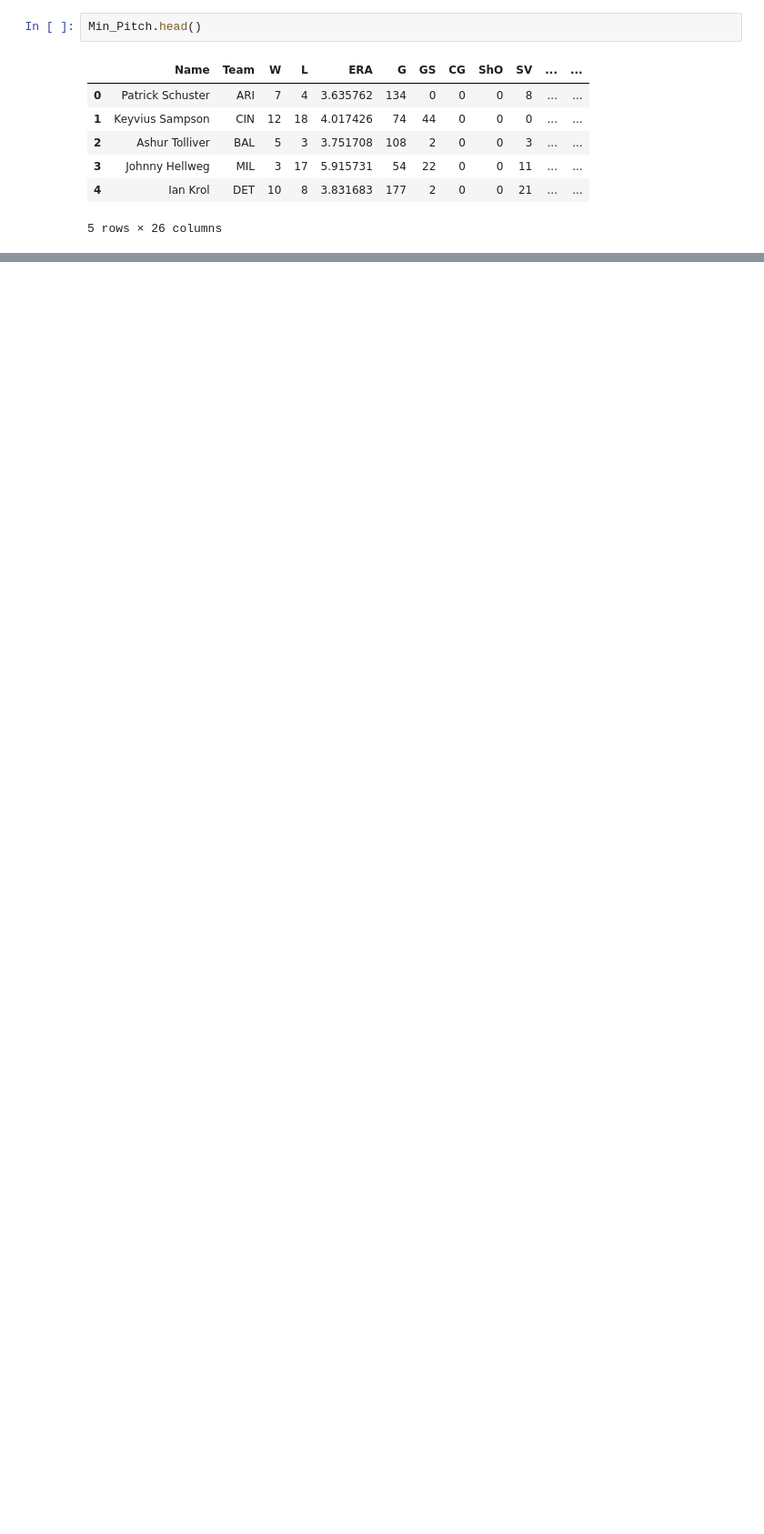
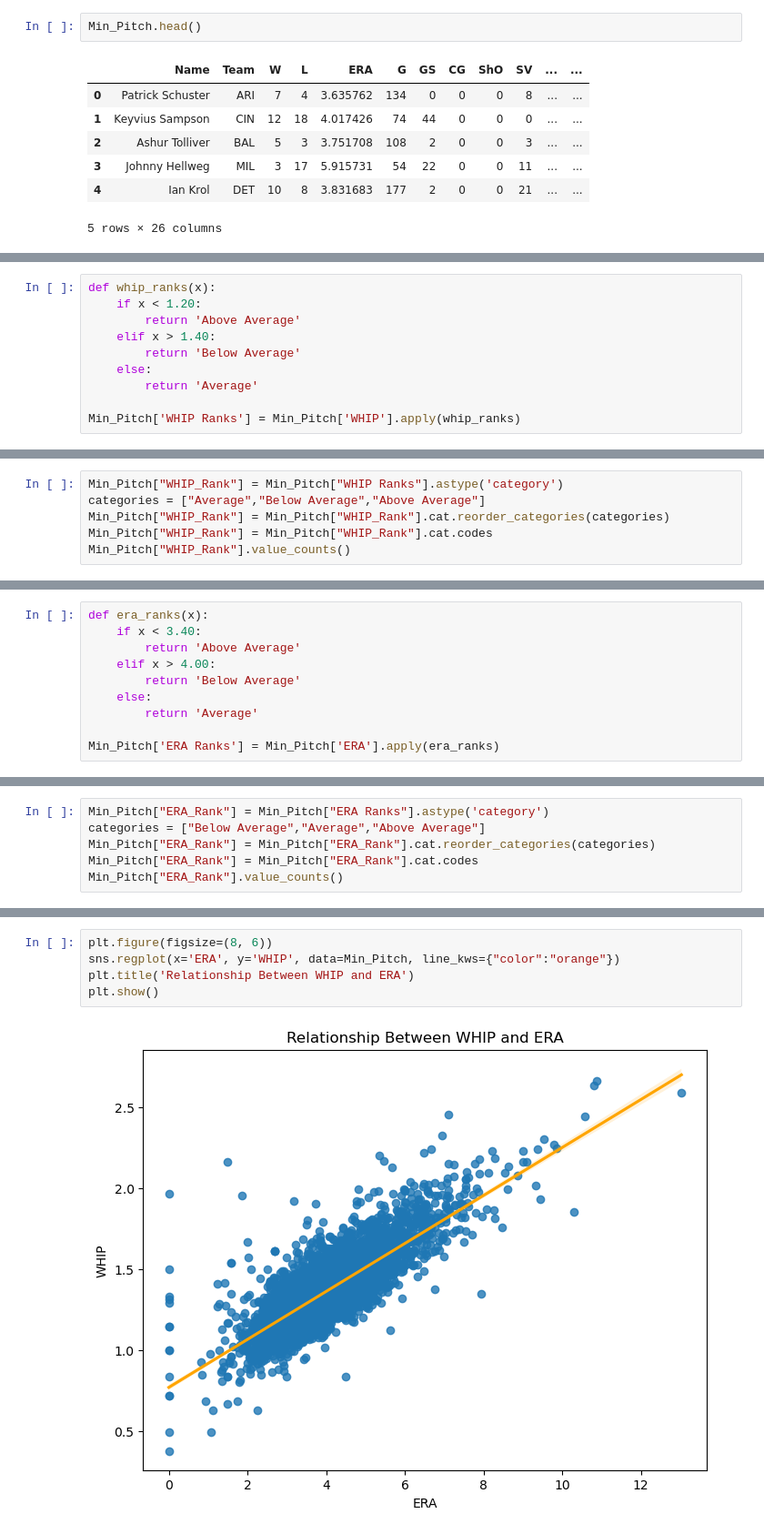
Before and after one commit to Kellyajara/MLB-MiLB-Classification, a Jupyter notebook: Data Wrangling 1 .ipynb, the cells around one changed output, grey strips where cells are left out. Shown at 91% size. Cells and saved outputs as stored; diff of their text form; blank space fills up the shorter version.

```diff
--- a/Data Wrangling 1 .ipynb
+++ b/Data Wrangling 1 .ipynb
@@ -259,0 +389,10 @@ Min_Pitch.head()
+# %%
+def whip_ranks(x):
+    if x < 1.20:
+        return 'Above Average'
+    elif x > 1.40:
+        return 'Below Average'
+    else:
+        return 'Average'
+
+Min_Pitch['WHIP Ranks'] = Min_Pitch['WHIP'].apply(whip_ranks)
@@ -259,0 +408,6 @@ Min_Pitch.head()
+# %%
+Min_Pitch["WHIP_Rank"] = Min_Pitch["WHIP Ranks"].astype('category')
+categories = ["Average","Below Average","Above Average"]
+Min_Pitch["WHIP_Rank"] = Min_Pitch["WHIP_Rank"].cat.reorder_categories(categories)
+Min_Pitch["WHIP_Rank"] = Min_Pitch["WHIP_Rank"].cat.codes
+Min_Pitch["WHIP_Rank"].value_counts()
@@ -259,0 +421,10 @@ Min_Pitch.head()
+# %%
+def era_ranks(x):
+    if x < 3.40:
+        return 'Above Average'
+    elif x > 4.00:
+        return 'Below Average'
+    else:
+        return 'Average'
+
+Min_Pitch['ERA Ranks'] = Min_Pitch['ERA'].apply(era_ranks)
@@ -259,0 +440,6 @@ Min_Pitch.head()
+# %%
+Min_Pitch["ERA_Rank"] = Min_Pitch["ERA Ranks"].astype('category')
+categories = ["Below Average","Average","Above Average"]
+Min_Pitch["ERA_Rank"] = Min_Pitch["ERA_Rank"].cat.reorder_categories(categories)
+Min_Pitch["ERA_Rank"] = Min_Pitch["ERA_Rank"].cat.codes
+Min_Pitch["ERA_Rank"].value_counts()
@@ -259,0 +473,7 @@ Min_Pitch.head()
+# %%
+plt.figure(figsize=(8, 6))
+sns.regplot(x='ERA', y='WHIP', data=Min_Pitch, line_kws={"color":"orange"})
+plt.title('Relationship Between WHIP and ERA')
+plt.show()
+# %% [output]
+[figure, added]
```
Also changed, not shown: parts of 77 cells of this notebook, 2 other files.
